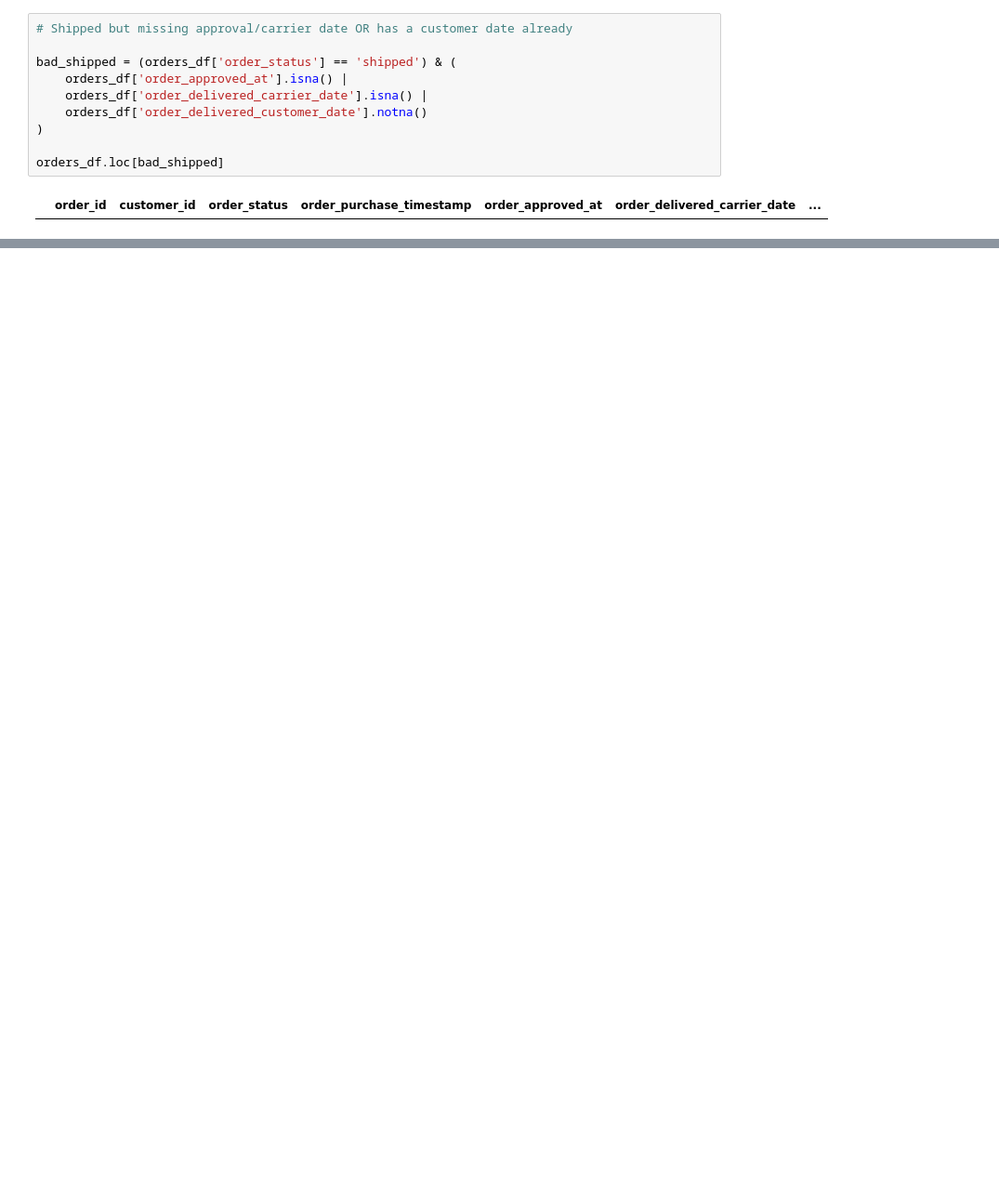
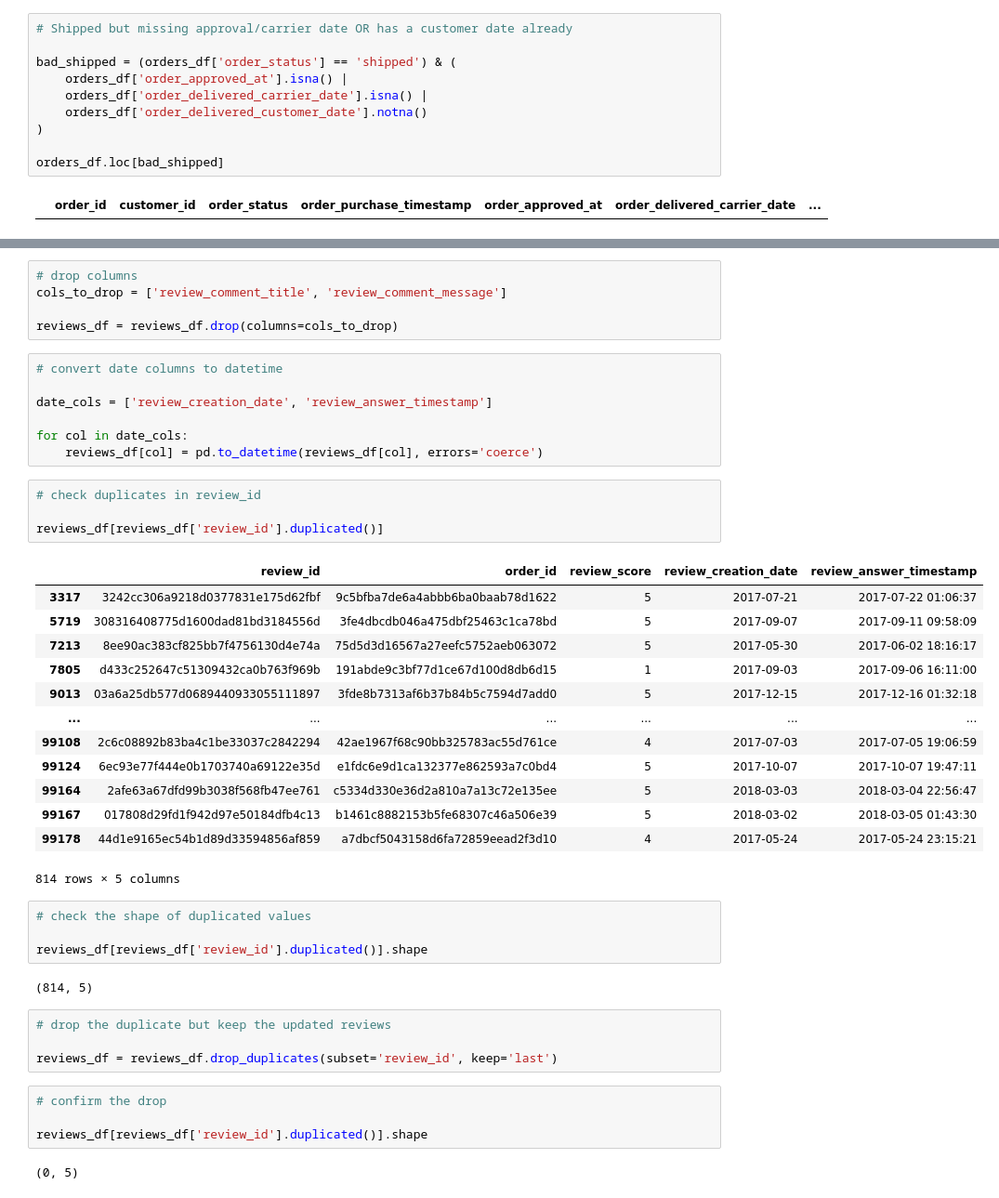
Before and after one commit to FrequentNotebook/olist-ecommerce-analysis-revamp, a Jupyter notebook: Olist dataset cleaning revamp.ipynb, the cells around one changed output, grey strips where cells are left out. Shown at 93% size. Drawn from its saved outputs; the diff is of its cells as text; blank space fills up the shorter version.

```diff
--- a/Olist dataset cleaning revamp.ipynb
+++ b/Olist dataset cleaning revamp.ipynb
@@ -745,0 +848,46 @@ order_items_df.loc[freight_mask]
+# %%
+# drop columns
+cols_to_drop = ['review_comment_title', 'review_comment_message']
+
+reviews_df = reviews_df.drop(columns=cols_to_drop)
+# %%
+# convert date columns to datetime
+
+date_cols = ['review_creation_date', 'review_answer_timestamp']
+
+for col in date_cols:
+    reviews_df[col] = pd.to_datetime(reviews_df[col], errors='coerce')
+# %%
+# check duplicates in review_id
+
+reviews_df[reviews_df['review_id'].duplicated()]
+# %% [output]
+|  | review_id | order_id | review_score | review_creation_date | review_answer_timestamp |
+| 3317 | 3242cc306a9218d0377831e175d62fbf | 9c5bfba7de6a4abbb6ba0baab78d1622 | 5 | 2017-07-21 | 2017-07-22 01:06:37 |
+| 5719 | 308316408775d1600dad81bd3184556d | 3fe4dbcdb046a475dbf25463c1ca78bd | 5 | 2017-09-07 | 2017-09-11 09:58:09 |
+| 7213 | 8ee90ac383cf825bb7f4756130d4e74a | 75d5d3d16567a27eefc5752aeb063072 | 5 | 2017-05-30 | 2017-06-02 18:16:17 |
+| 7805 | d433c252647c51309432ca0b763f969b | 191abde9c3bf77d1ce67d100d8db6d15 | 1 | 2017-09-03 | 2017-09-06 16:11:00 |
+| 9013 | 03a6a25db577d0689440933055111897 | 3fde8b7313af6b37b84b5c7594d7add0 | 5 | 2017-12-15 | 2017-12-16 01:32:18 |
+| ... | ... | ... | ... | ... | ... |
+| 99108 | 2c6c08892b83ba4c1be33037c2842294 | 42ae1967f68c90bb325783ac55d761ce | 4 | 2017-07-03 | 2017-07-05 19:06:59 |
+| 99124 | 6ec93e77f444e0b1703740a69122e35d | e1fdc6e9d1ca132377e862593a7c0bd4 | 5 | 2017-10-07 | 2017-10-07 19:47:11 |
+| 99164 | 2afe63a67dfd99b3038f568fb47ee761 | c5334d330e36d2a810a7a13c72e135ee | 5 | 2018-03-03 | 2018-03-04 22:56:47 |
+| 99167 | 017808d29fd1f942d97e50184dfb4c13 | b1461c8882153b5fe68307c46a506e39 | 5 | 2018-03-02 | 2018-03-05 01:43:30 |
+| 99178 | 44d1e9165ec54b1d89d33594856af859 | a7dbcf5043158d6fa72859eead2f3d10 | 4 | 2017-05-24 | 2017-05-24 23:15:21 |
+814 rows × 5 columns
+# %%
+# check the shape of duplicated values
+
+reviews_df[reviews_df['review_id'].duplicated()].shape
+# %% [output]
+(814, 5)
+# %%
+# drop the duplicate but keep the updated reviews
+
+reviews_df = reviews_df.drop_duplicates(subset='review_id', keep='last')
+# %%
+# confirm the drop
+
+reviews_df[reviews_df['review_id'].duplicated()].shape
+# %% [output]
+(0, 5)
```
Also changed, not shown: parts of 52 cells of this notebook.
